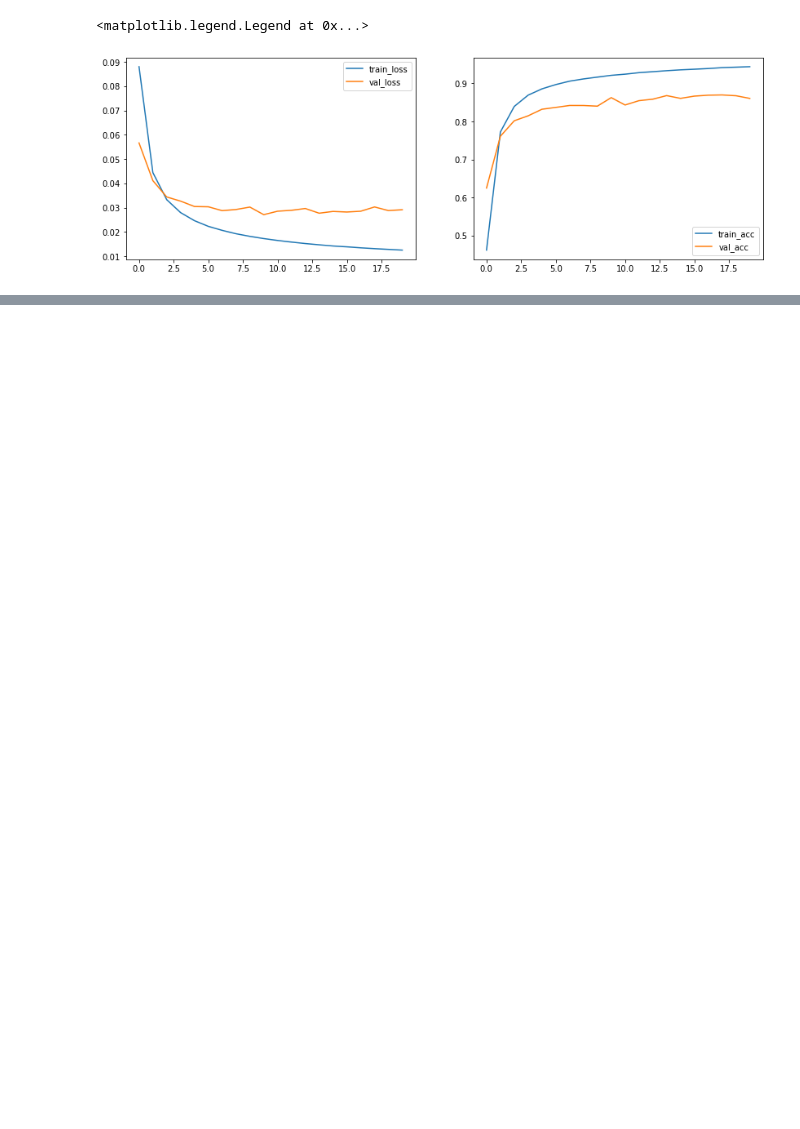
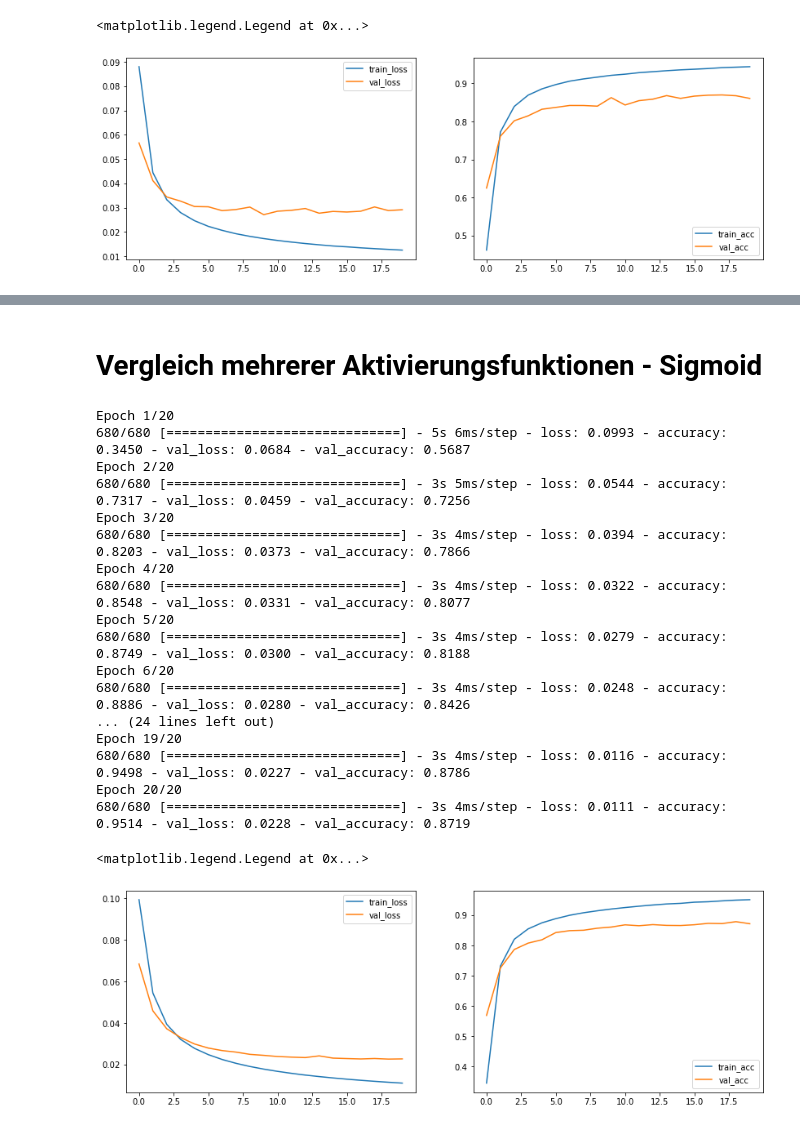
Before and after one commit to nmaaiken/neuro_modularbeit, a Jupyter notebook: 3_Layer_MLP.ipynb, the cells around one changed output, grey strips where cells are left out. Saved outputs shown, nothing was run; the diff lists cells and outputs as text; code cells hidden in the pictures; blank space fills up the shorter version.

```diff
--- a/3_Layer_MLP.ipynb
+++ b/3_Layer_MLP.ipynb
@@ -176,0 +228,53 @@ Epoch 20/20
+# %% [markdown]
+# Vergleich mehrerer Aktivierungsfunktionen - Sigmoid
+# %%
+# Definition Topologie des Netzes
+three_layer_mlp = Sequential()
+three_layer_mlp.add(Dense(86, activation ='sigmoid', input_dim=1024))
+three_layer_mlp.add(Dense(43, activation='softmax'))
+
+#Lernprozess konfigurieren
+three_layer_mlp.compile(loss='binary_crossentropy',
+              optimizer='rmsprop',
+              metrics=['accuracy'])
+
+# Modell trainieren
+three_layer_mlp_history = three_layer_mlp.fit(x_train_gray, y_train_gray,
+          epochs=20, #Anzahl Trainingsepochen
+          batch_size=128, #Batch-Size
+          verbose=1,
+          validation_data=(x_test_gray, y_test_gray)) #print Ausgabe des Trainingsverlaufes 0=nein 1=ja
+
+#plt.plot(dnn_no_dropout_history.history['accuracy'], label='train_acc')
+#plt.plot(dnn_no_dropout_history.history['val_accuracy'], label='val_acc')
+plt.figure(figsize=(14,10))
+
+plt.subplot(221)
+plt.plot(three_layer_mlp_history.history['loss'], label='train_loss')
+plt.plot(three_layer_mlp_history.history['val_loss'], label='val_loss')
+plt.legend(['train_loss', 'val_loss'])
+
+plt.subplot(222)
+plt.plot(three_layer_mlp_history.history['accuracy'], label='train_acc')
+plt.plot(three_layer_mlp_history.history['val_accuracy'], label='val_acc')
+plt.legend(['train_acc', 'val_acc'])
+# %% [output]
+Epoch 1/20
+680/680 [==============================] - 5s 6ms/step - loss: 0.0993 - accuracy: 0.3450 - val_loss: 0.0684 - val_accuracy: 0.5687
+Epoch 2/20
+680/680 [==============================] - 3s 5ms/step - loss: 0.0544 - accuracy: 0.7317 - val_loss: 0.0459 - val_accuracy: 0.7256
+Epoch 3/20
+680/680 [==============================] - 3s 4ms/step - loss: 0.0394 - accuracy: 0.8203 - val_loss: 0.0373 - val_accuracy: 0.7866
+Epoch 4/20
+680/680 [==============================] - 3s 4ms/step - loss: 0.0322 - accuracy: 0.8548 - val_loss: 0.0331 - val_accuracy: 0.8077
+Epoch 5/20
+680/680 [==============================] - 3s 4ms/step - loss: 0.0279 - accuracy: 0.8749 - val_loss: 0.0300 - val_accuracy: 0.8188
+Epoch 6/20
+680/680 [==============================] - 3s 4ms/step - loss: 0.0248 - accuracy: 0.8886 - val_loss: 0.0280 - val_accuracy: 0.8426
+... (24 lines left out)
+Epoch 19/20
+680/680 [==============================] - 3s 4ms/step - loss: 0.0116 - accuracy: 0.9498 - val_loss: 0.0227 - val_accuracy: 0.8786
+Epoch 20/20
+680/680 [==============================] - 3s 4ms/step - loss: 0.0111 - accuracy: 0.9514 - val_loss: 0.0228 - val_accuracy: 0.8719
+<matplotlib.legend.Legend at 0x...>
+[figure, added]
```
Also changed, not shown: parts of 4 cells of this notebook, 1 other file.
